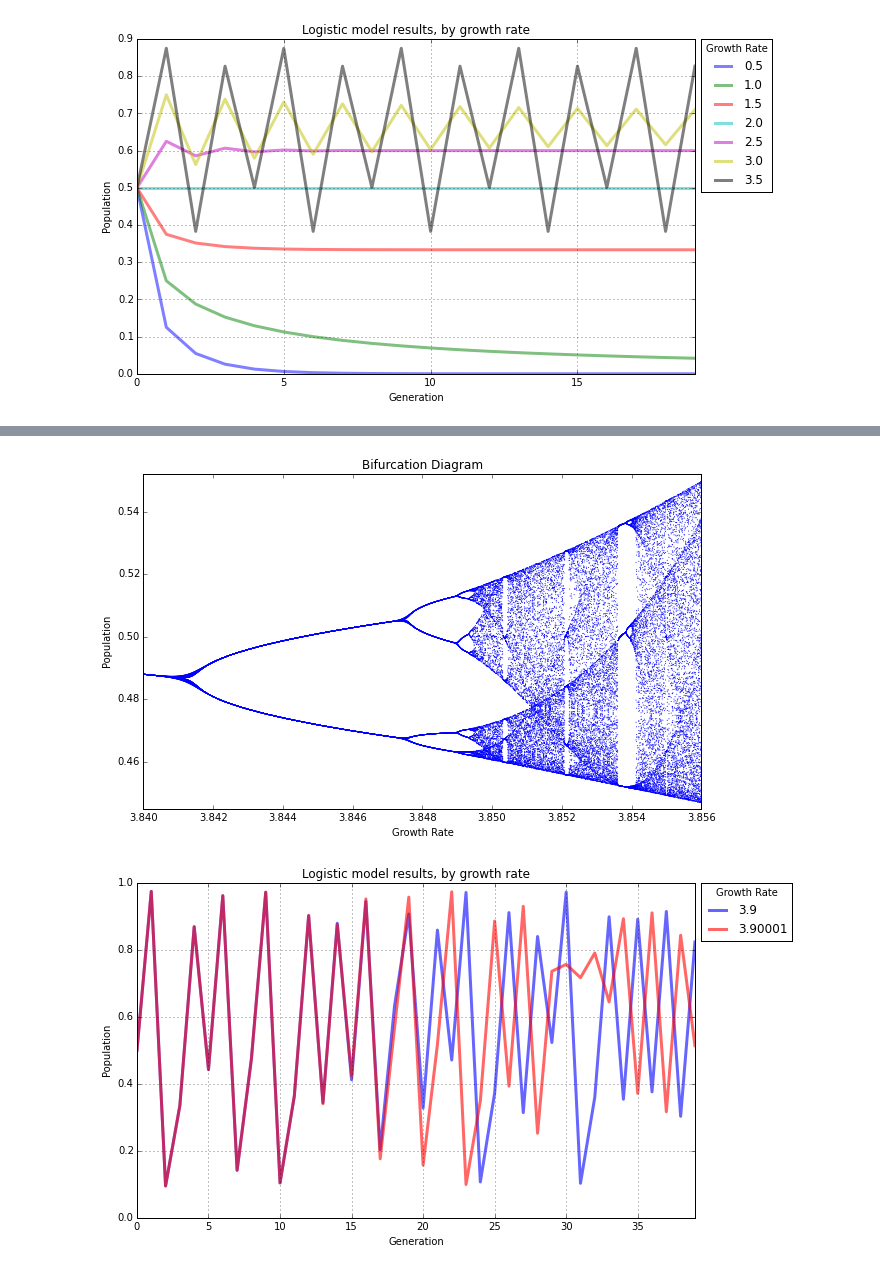
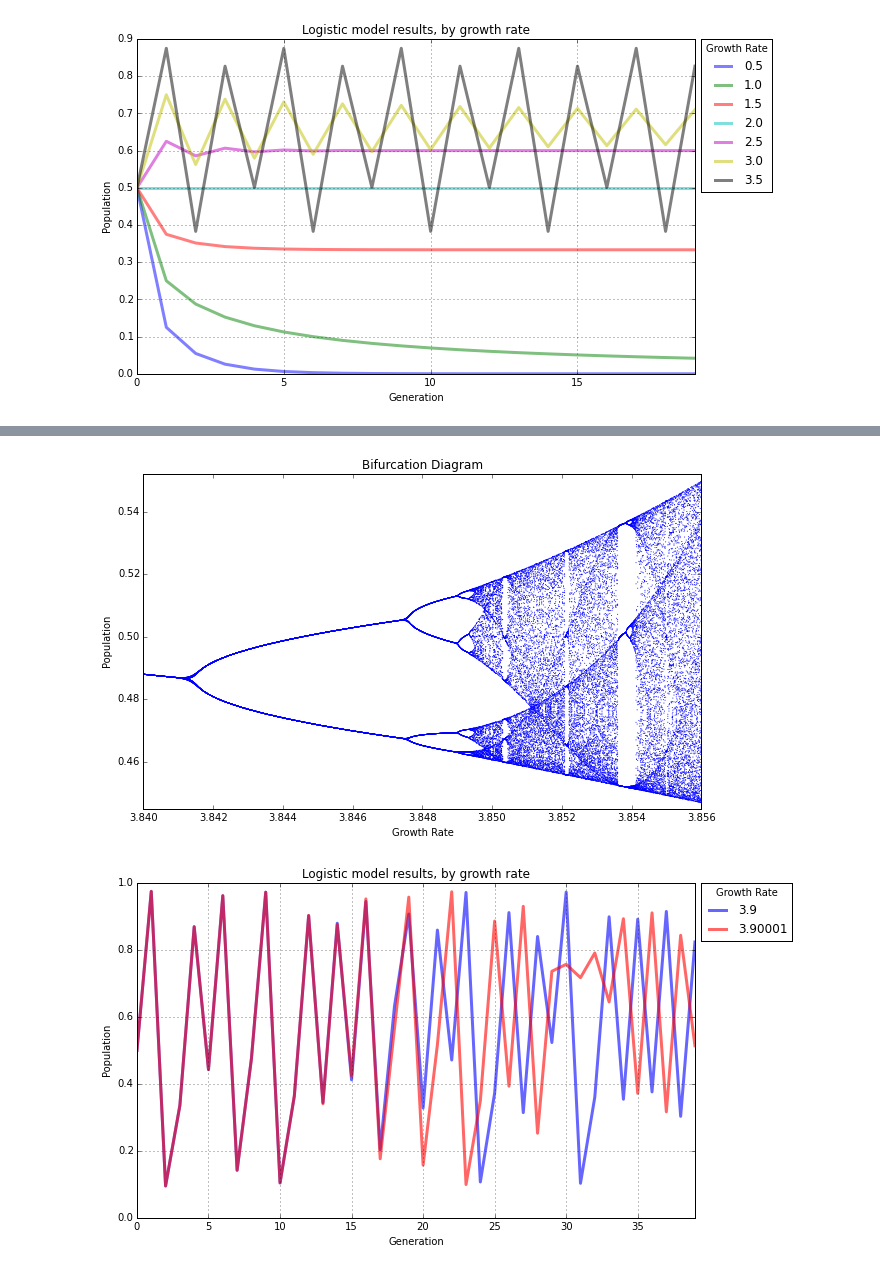
Before and after one commit to aitatanit/chaos-models, a Jupyter notebook: chaos-logistic-model.ipynb, the cells around one changed output, grey strips where cells are left out. Cells and saved outputs as stored; diff of their text form; code cells hidden in the pictures.

```diff
--- a/chaos-logistic-model.ipynb
+++ b/chaos-logistic-model.ipynb
@@ -9,7 +9,7 @@ import pandas as pd, numpy as np, matplotlib.pyplot as plt
 # %%
 def logistic_model(generations=20,
                    growth_rate_min=0.5,
-                   growth_rate_max=4,
+                   growth_rate_max=4.0,
                    growth_rate_steps=7,
                    pop_initial=0.5):
     """
@@ -240,13 +251,14 @@ bifurcation_plot(pops, discard_gens, growth_rate_min, growth_rate_max)
 # %%
-# run the model for 350 generations across 1000 growth rate steps from 3.84 to 3.856, and plot the bifurcation diagram
+# run the model for 500 generations across 1,000 growth rate steps from 3.84 to 3.856, and plot the bifurcation diagram
+# throw out the first 300 generations, so we end up with 200 generations in the plot
 # this plot is a zoomed-in look at the first plot and shows the same structure we saw at the macro-level
-generations = 350
-discard_gens = 150
+generations = 500
+discard_gens = 300
 growth_rate_min = 3.84
 growth_rate_max = 3.856
 growth_rate_steps = 1000
 pops = logistic_model(generations, growth_rate_min, growth_rate_max, growth_rate_steps)
 bifurcation_plot(pops, discard_gens, growth_rate_min, growth_rate_max, 0.445, 0.552)
 # %% [output]
-[figure, old version]
+[figure, new version]
 # %%
```
Also changed, not shown: parts of 10 cells of this notebook, 1 other file.
